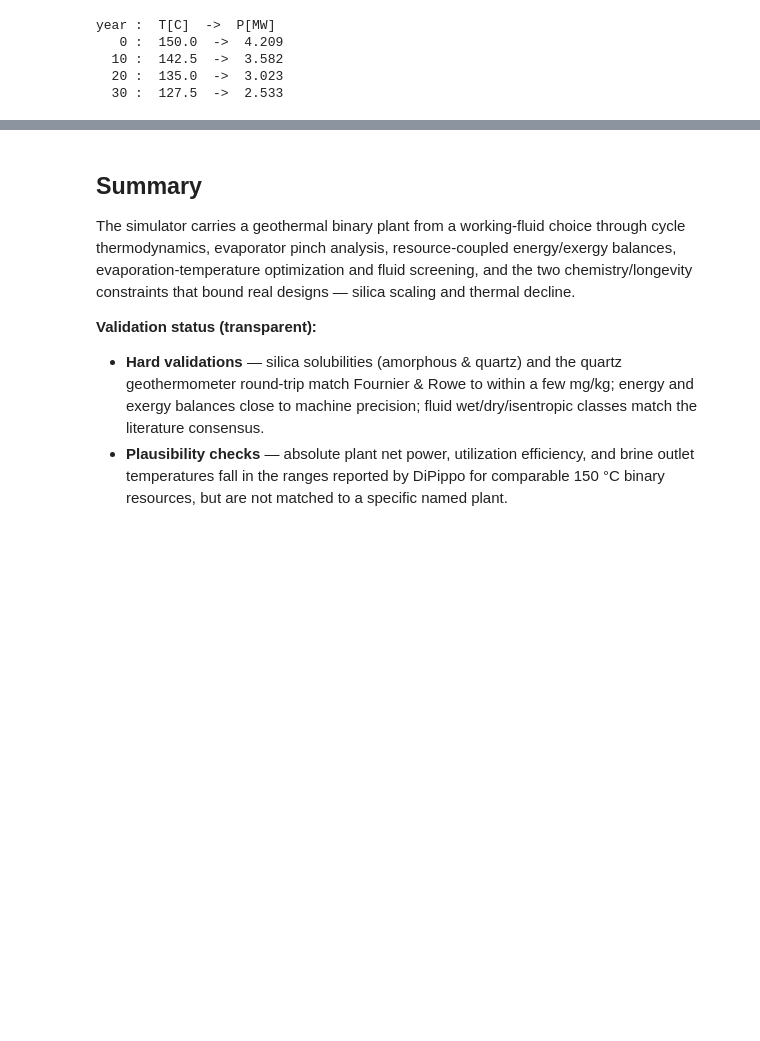
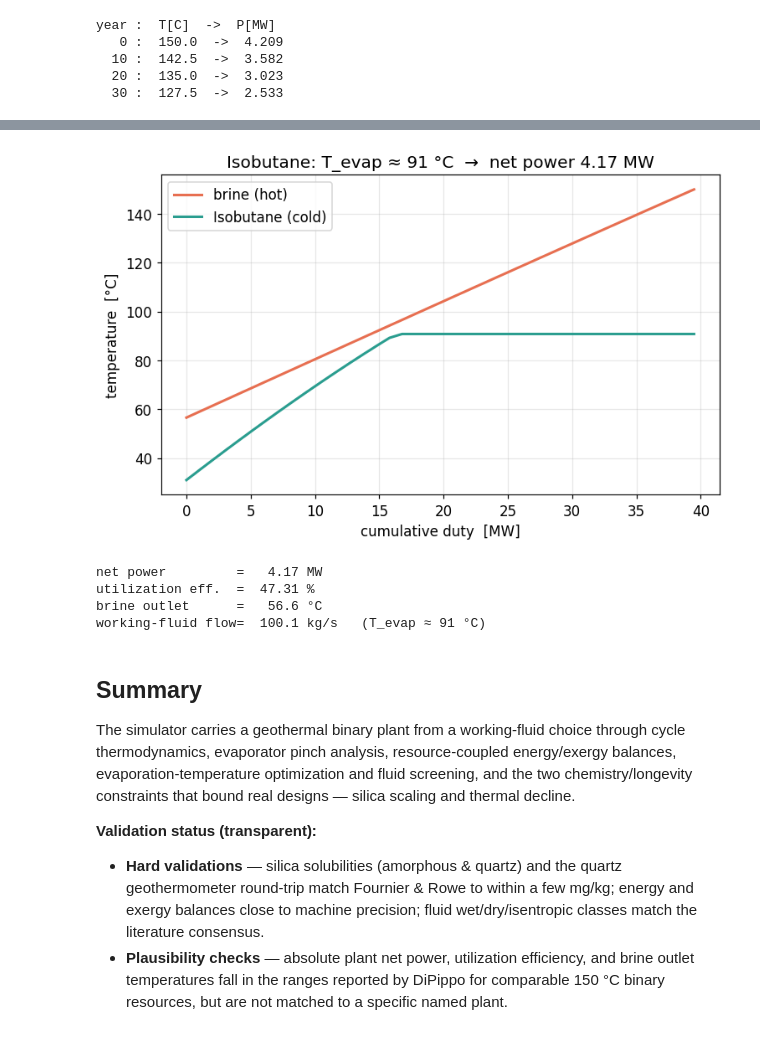
Before and after one commit to khb-git/geothermal-orc, a Jupyter notebook: notebooks/demo.ipynb, the cells around one changed output, grey strips where cells are left out. Drawn from its saved outputs; the diff is of its cells as text; code cells hidden in the pictures; blank space fills up the shorter version.

```diff
--- a/notebooks/demo.ipynb
+++ b/notebooks/demo.ipynb
@@ -425,0 +453,47 @@ year :  T[C]  ->  P[MW]
+# %%
+def plot_design(fluid="Isobutane", T_brine=150.0, T_cond=30.0, pinch=5.0):
+    # Quick near-optimal design for a 100 kg/s brine, with a T-Q plot.
+    Tc_C = PropsSI("Tcrit", fluid) - 273.15
+    lo, hi = T_cond + 5.0, min(Tc_C - 2.0, T_brine - pinch - 1.0)
+    best, bestTe = None, None
+    if hi > lo:
+        for Te in np.linspace(lo, hi, 8):
+            try:
+                r = ORCCycle(fluid, T_evap_C=float(Te), T_cond_C=T_cond
+                             ).solve_with_resource(
+                                 m_brine=100.0, T_brine_in_C=T_brine,
+                                 pinch_evap=pinch, n=40, n_search=24)
+            except Exception:
+                continue
+            if best is None or r.W_net > best.W_net:
+                best, bestTe = r, float(Te)
+
+    fig, ax = plt.subplots(figsize=(7, 4.5))
+    if best is None:
+        ax.text(0.5, 0.5, "infeasible configuration", ha="center", va="center")
+        ax.axis("off"); plt.show()
+        print("No feasible design for these settings.")
+        return
+    ev = best.evaporator
+    ax.plot(ev.duty / 1e6, ev.T_hot - 273.15, color="#e76f51", lw=2,
+            label="brine (hot)")
+    ax.plot(ev.duty / 1e6, ev.T_cold - 273.15, color="#2a9d8f", lw=2,
+            label=f"{fluid} (cold)")
+    ax.set_xlabel("cumulative duty  [MW]"); ax.set_ylabel("temperature  [°C]")
+    ax.set_title(f"{fluid}: T_evap ≈ {bestTe:.0f} °C  →  "
+                 f"net power {best.W_net/1e6:.2f} MW")
+    ax.legend(); plt.tight_layout(); plt.show()
+    print(f"net power         = {best.W_net/1e6:6.2f} MW")
+    print(f"utilization eff.  = {best.eta_utilization*100:6.2f} %")
+    print(f"brine outlet      = {best.brine_T_out-273.15:6.1f} °C")
+    print(f"working-fluid flow= {best.m_wf:6.1f} kg/s   (T_evap ≈ {bestTe:.0f} °C)")
+
+
+# Static default configuration (this frame is what GitHub shows).
+plot_design()
+# %% [output]
+[figure, added]
+net power         =   4.17 MW
+utilization eff.  =  47.31 %
+brine outlet      =   56.6 °C
+working-fluid flow=  100.1 kg/s   (T_evap ≈ 91 °C)
```
Also changed, not shown: parts of 4 cells of this notebook, 4 other files.
